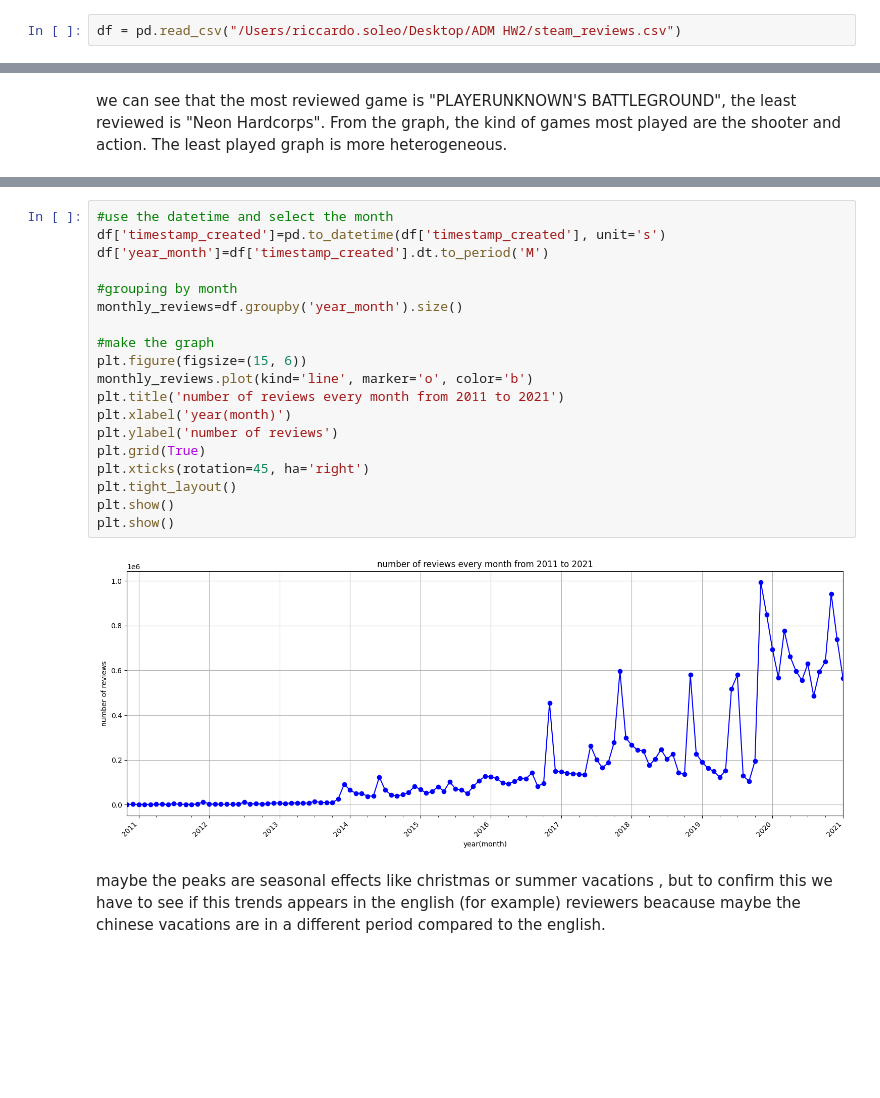
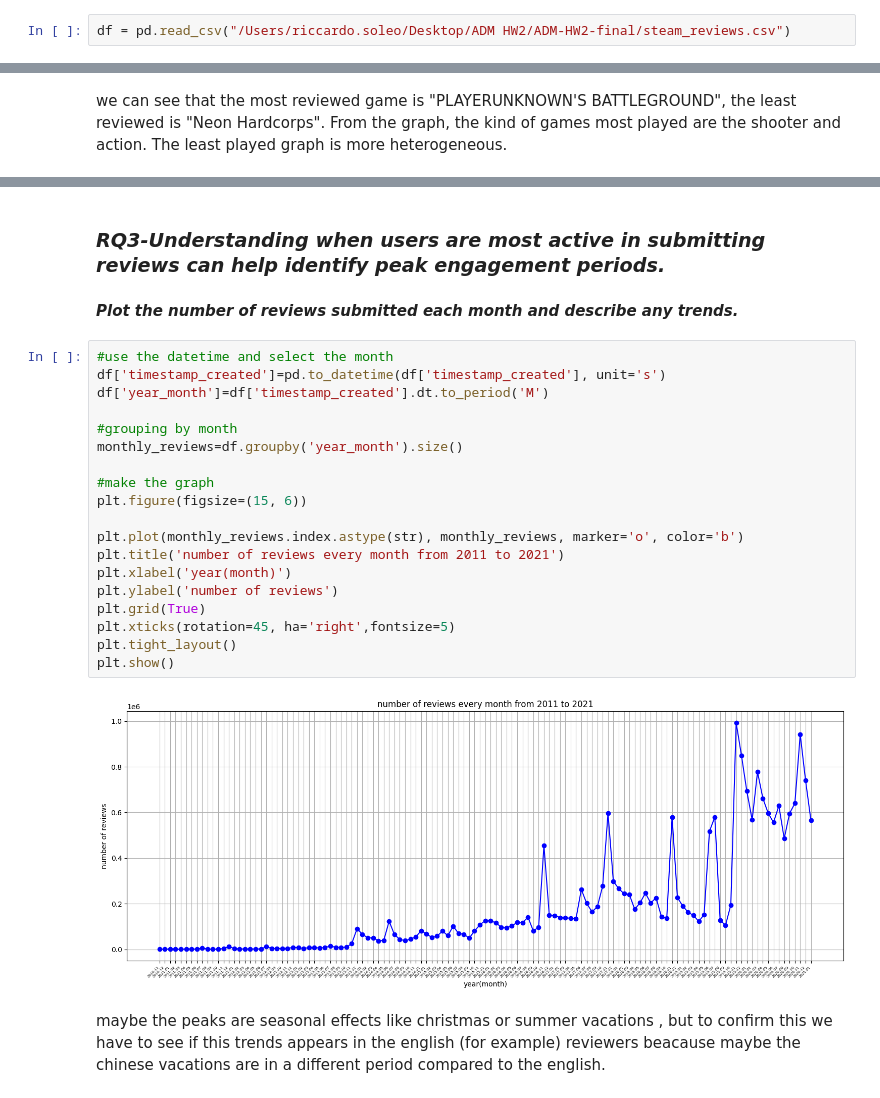
Before and after one commit to Ricksoleo/ADM-HW2-final, a Jupyter notebook: HW2.ipynb, the cells around one changed output, grey strips where cells are left out. Drawn from its saved outputs; the diff is of its cells as text; blank space fills up the shorter version.

```diff
--- a/HW2.ipynb
+++ b/HW2.ipynb
@@ -8,2 +7,2 @@ from scipy.stats import pearsonr
 # %%
-df = pd.read_csv("/Users/riccardo.soleo/Desktop/ADM HW2/steam_reviews.csv")
+df = pd.read_csv("/Users/riccardo.soleo/Desktop/ADM HW2/ADM-HW2-final/steam_reviews.csv")
@@ -381,24 +469,28 @@ this confirm the precedent result, the non high negative correlations could be b
+# %% [markdown]
+### ***RQ3-Understanding when users are most active in submitting reviews can help identify peak engagement periods.***
+# %% [markdown]
+***Plot the number of reviews submitted each month and describe any trends.***
 # %%
 #use the datetime and select the month
 df['timestamp_created']=pd.to_datetime(df['timestamp_created'], unit='s')
 df['year_month']=df['timestamp_created'].dt.to_period('M')
 
 #grouping by month
 monthly_reviews=df.groupby('year_month').size()
 
 #make the graph
 plt.figure(figsize=(15, 6))
-monthly_reviews.plot(kind='line', marker='o', color='b')
+
+plt.plot(monthly_reviews.index.astype(str), monthly_reviews, marker='o', color='b')
 plt.title('number of reviews every month from 2011 to 2021')
 plt.xlabel('year(month)')
 plt.ylabel('number of reviews')
 plt.grid(True)
-plt.xticks(rotation=45, ha='right')
+plt.xticks(rotation=45, ha='right',fontsize=5)
 plt.tight_layout()
 plt.show()
-plt.show()
 # %% [output]
-[figure, old version]
+[figure, new version]
 # %% [markdown]
 maybe the peaks are seasonal effects like christmas or summer vacations , but to confirm this we have to see if this trends appears in the english (for example) reviewers beacause maybe the chinese vacations are in a different period compared to the english.
 # %%
```
Also changed, not shown: parts of 112 cells of this notebook.
